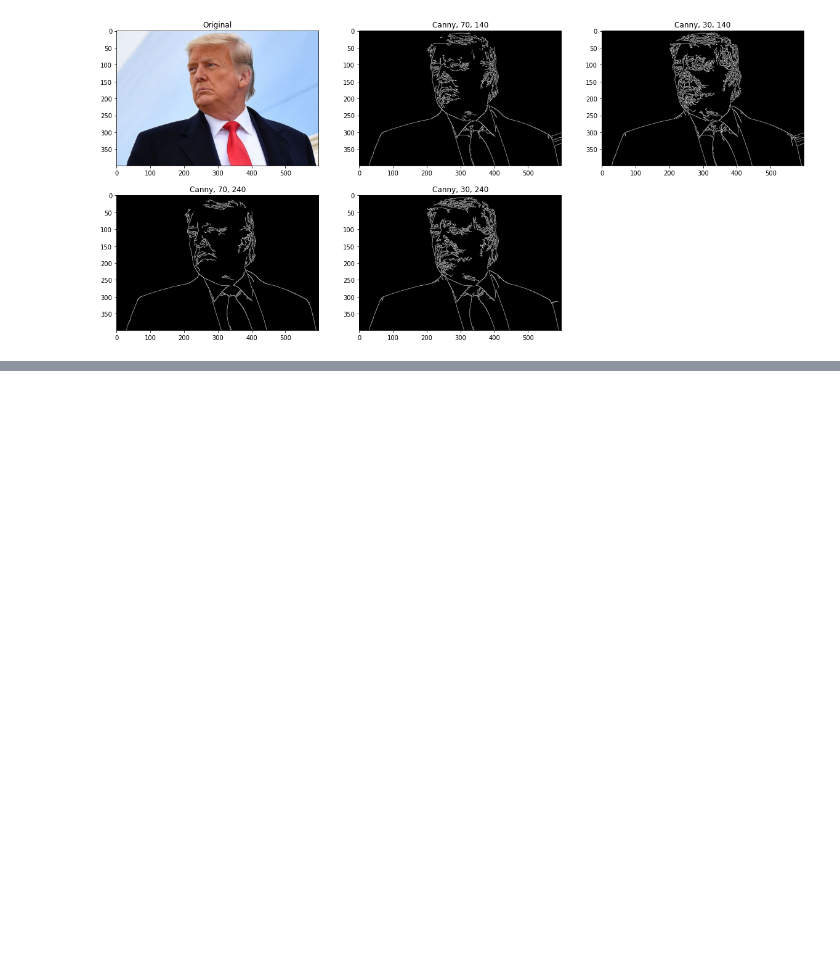
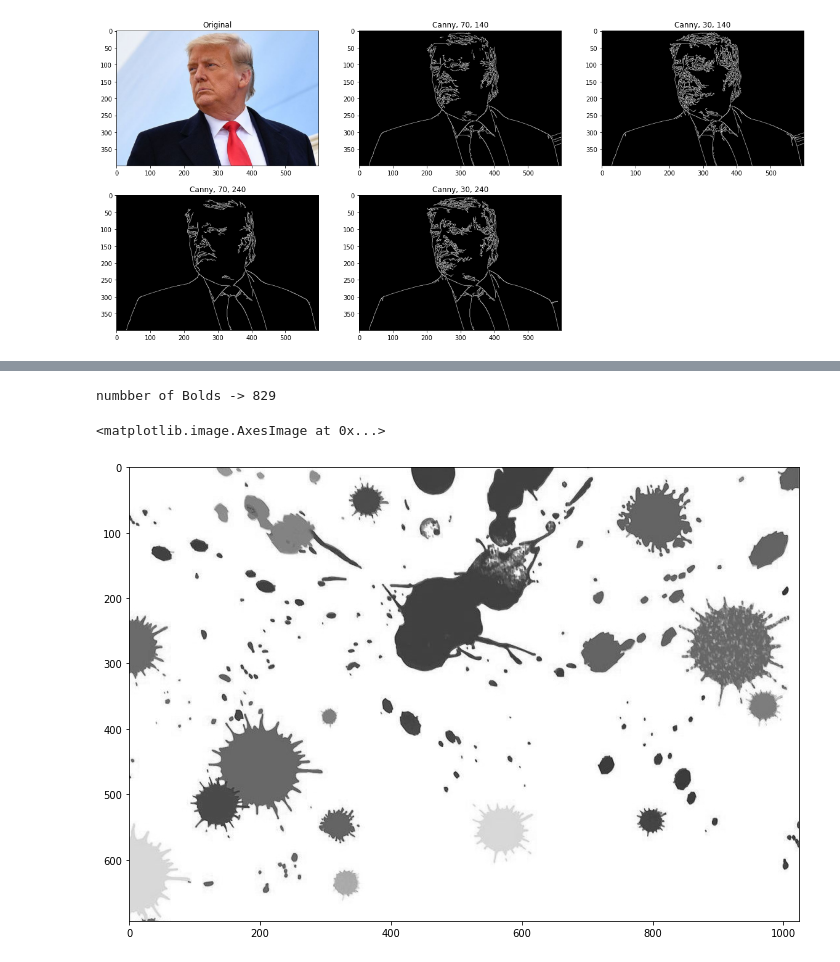
Before and after one commit to haodong2000/Vision2022, a Jupyter notebook: 3-2-advanced-image-process.ipynb, the cells around one changed output, grey strips where cells are left out. Cells and saved outputs as stored; diff of their text form; code cells hidden in the pictures; blank space fills up the shorter version.

```diff
--- a/3-2-advanced-image-process.ipynb
+++ b/3-2-advanced-image-process.ipynb
@@ -362,0 +387,32 @@ show_edges(images, titles)
+# %%
+# Blob Detector
+# Set Parameters
+params = cv2.SimpleBlobDetector_Params()
+# change thresholds
+params.minThreshold = 10
+params.maxThreshold = 200
+# filter by area
+params.filterByArea = True
+params.minArea = 1
+# filter by circularity
+params.filterByCircularity = True
+params.minCircularity = 0.5
+# filter by convexity
+params.filterByConvexity = True
+params.minConvexity = 0.5
+# filter by inertia
+params.filterByInertia = True
+params.minInertiaRatio = 0.5
+# Create Detector
+detector = cv2.SimpleBlobDetector_create(params)
+
+keypoints = detector.detect(img_paint_gray)
+print("numbber of Bolds ->", len(keypoints))
+# %% [output]
+numbber of Bolds -> 829
+# %%
+plt.figure(figsize=(12, 12))
+plt.imshow(img_paint_gray, "gray")
+# %% [output]
+<matplotlib.image.AxesImage at 0x...>
+[figure, added]
```
Also changed, not shown: parts of 7 cells of this notebook, 1 other file.
